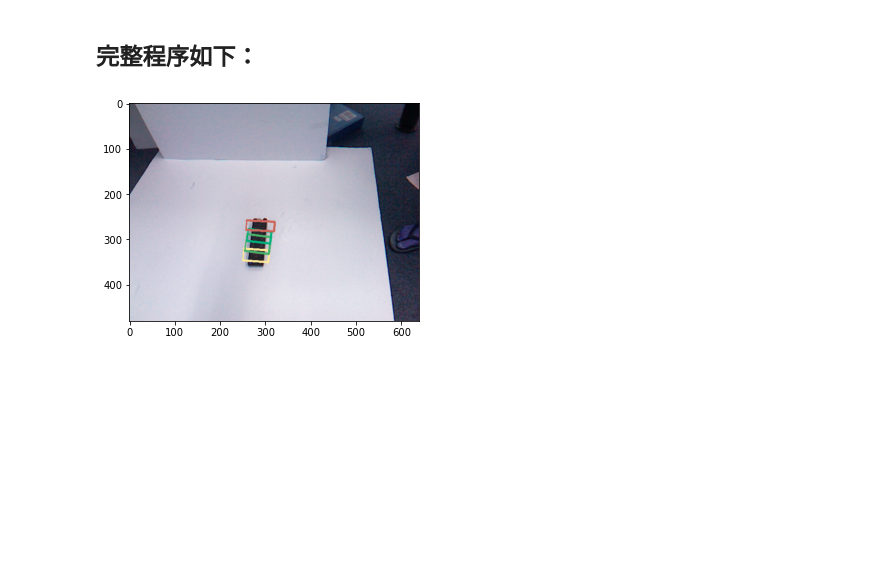
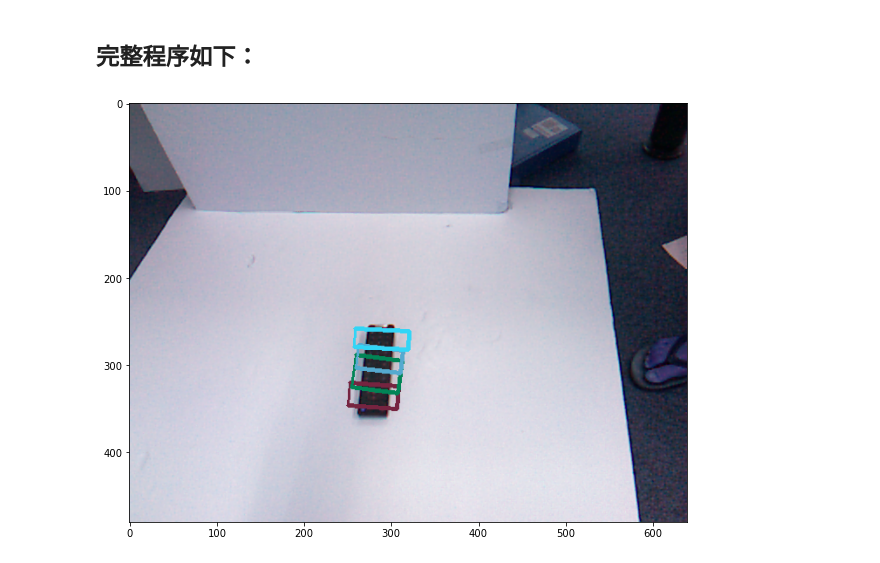
Before and after one commit to OneOneLiu/ggcnn_cornell_dataset, a Jupyter notebook: load_data.ipynb, the cells around one changed output. Cells and saved outputs as stored; diff of their text form; code cells hidden in the pictures; blank space fills up the shorter version.

```diff
--- a/load_data.ipynb
+++ b/load_data.ipynb
@@ -374,31 +293,32 @@ def draw_rectangles(img_path,grasp_path):
     '''
     :功能  :在指定的图片上绘制添加相应的抓取标注框
 
     :参数  :img_path:字符串，指向某个RGB图片的路径
     :参数  :grasp_path:字符串，指向某个抓取文件的路径
     :返回值 :numpy数组，已经添加完抓取框的img数组
     '''
     img_path = img_path
     grasp_path = grasp_path
 
     img = cv2.imread(img_path)
     grs = get_rectangles(grasp_path)
 
     for gr in grs:
         #产生随机颜色
         color = (random.randint(0,255),random.randint(0,255),random.randint(0,255))
         #绘制添加矩形框
         for i in range(3): #因为一个框只有四条线，所以这里是3
             img = cv2.line(img,gr[i],gr[i+1],color,3)
         img = cv2.line(img,gr[3],gr[0],color,2) #补上最后一条封闭的线
 
+    plt.figure(figsize = (10,10))
     plt.imshow(img)#之前用cv2.imshow，显示倒是能显示，就是服务老是挂掉，现在索性换成这个
     plt.show()
 
     return img
 
 if __name__ == "__main__":
     img = draw_rectangles(rgbf[0],graspf[0])
 #jupyter好像用不了 parser，所以这里就没用
 # %% [output]
-[figure, old version]
+[figure, new version]
```
Also changed, not shown: parts of 8 cells of this notebook, 3 other files.
